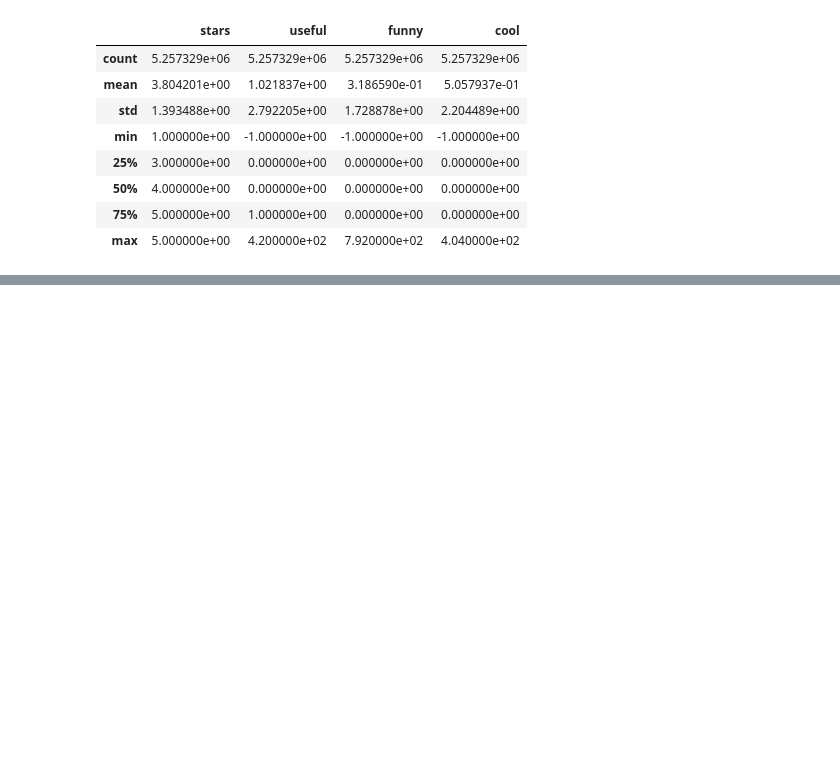
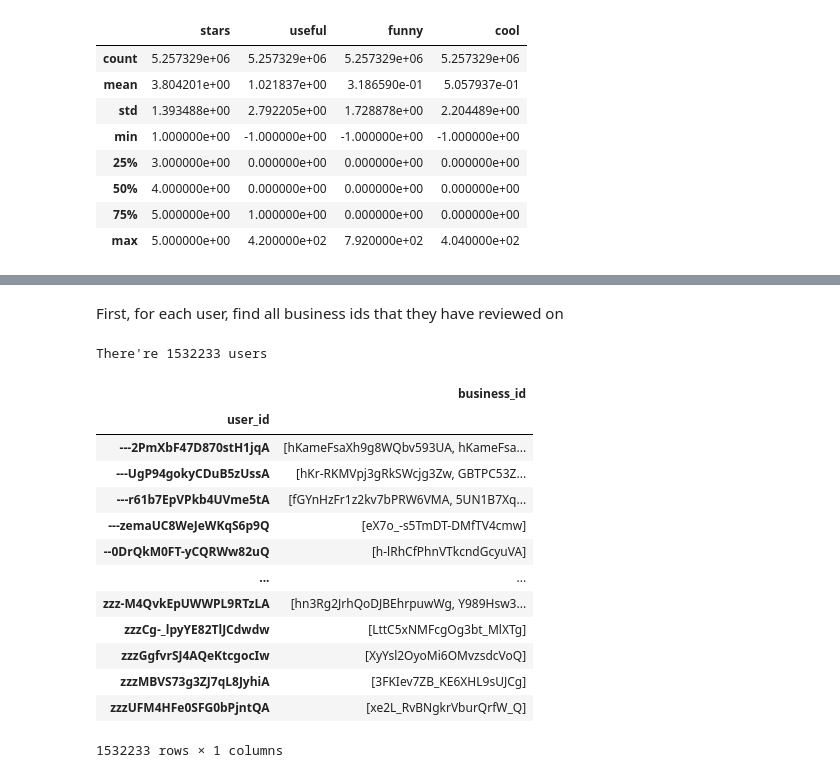
Before and after one commit to 98mina2/NetworkRecommender, a Jupyter notebook: linkPrediction.ipynb, the cells around one changed output, grey strips where cells are left out. Saved outputs shown, nothing was run; the diff lists cells and outputs as text; code cells hidden in the pictures; blank space fills up the shorter version.

```diff
--- a/linkPrediction.ipynb
+++ b/linkPrediction.ipynb
@@ -58,0 +64,22 @@ There are 5257329 review records with 9 total features.
+# %% [markdown]
+First, for each user, find all business ids that they have reviewed on
+# %%
+visit_by_user = review_df.groupby('user_id')['business_id'].apply(list).to_frame()
+print(f"There're {len(visit_by_user)} users")
+visit_by_user
+# %% [output]
+There're 1532233 users
+|  | business_id |
+| user_id |  |
+| ---2PmXbF47D870stH1jqA | [hKameFsaXh9g8WQbv593UA, hKameFsa... |
+| ---UgP94gokyCDuB5zUssA | [hKr-RKMVpj3gRkSWcjg3Zw, GBTPC53Z... |
+| ---r61b7EpVPkb4UVme5tA | [fGYnHzFr1z2kv7bPRW6VMA, 5UN1B7Xq... |
+| ---zemaUC8WeJeWKqS6p9Q | [eX7o_-s5TmDT-DMfTV4cmw] |
+| --0DrQkM0FT-yCQRWw82uQ | [h-lRhCfPhnVTkcndGcyuVA] |
+| ... | ... |
+| zzz-M4QvkEpUWWPL9RTzLA | [hn3Rg2JrhQoDJBEhrpuwWg, Y989Hsw3... |
+| zzzCg-_lpyYE82TlJCdwdw | [LttC5xNMFcgOg3bt_MlXTg] |
+| zzzGgfvrSJ4AQeKtcgocIw | [XyYsl2OyoMi6OMvzsdcVoQ] |
+| zzzMBVS73g3ZJ7qL8JyhiA | [3FKIev7ZB_KE6XHL9sUJCg] |
+| zzzUFM4HFe0SFG0bPjntQA | [xe2L_RvBNgkrVburQrfW_Q] |
+1532233 rows × 1 columns
```
Also changed, not shown: parts of 15 cells of this notebook.
